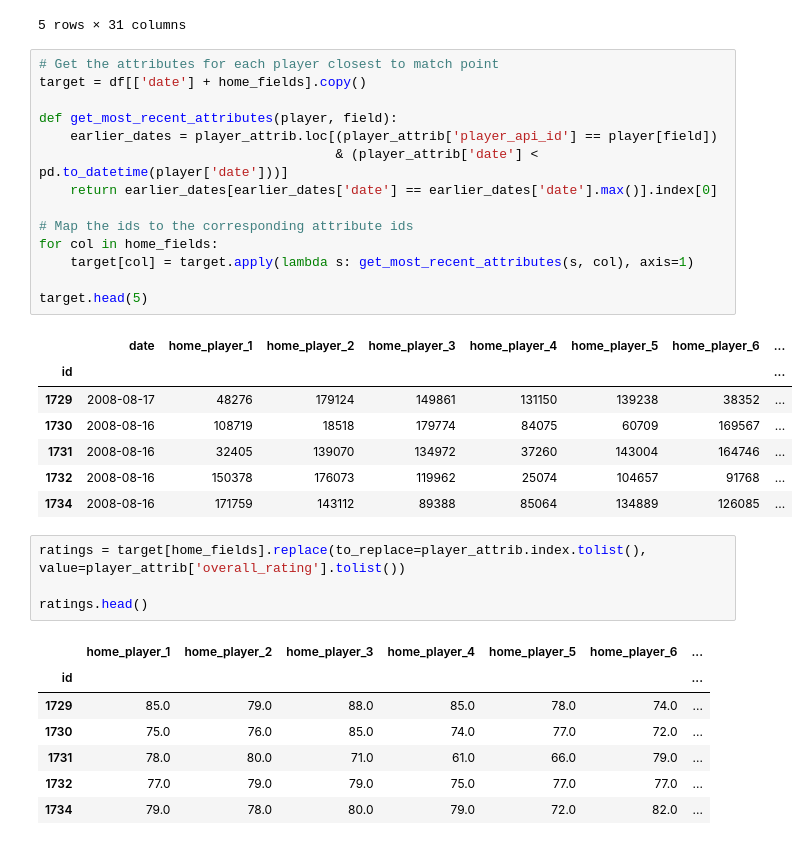
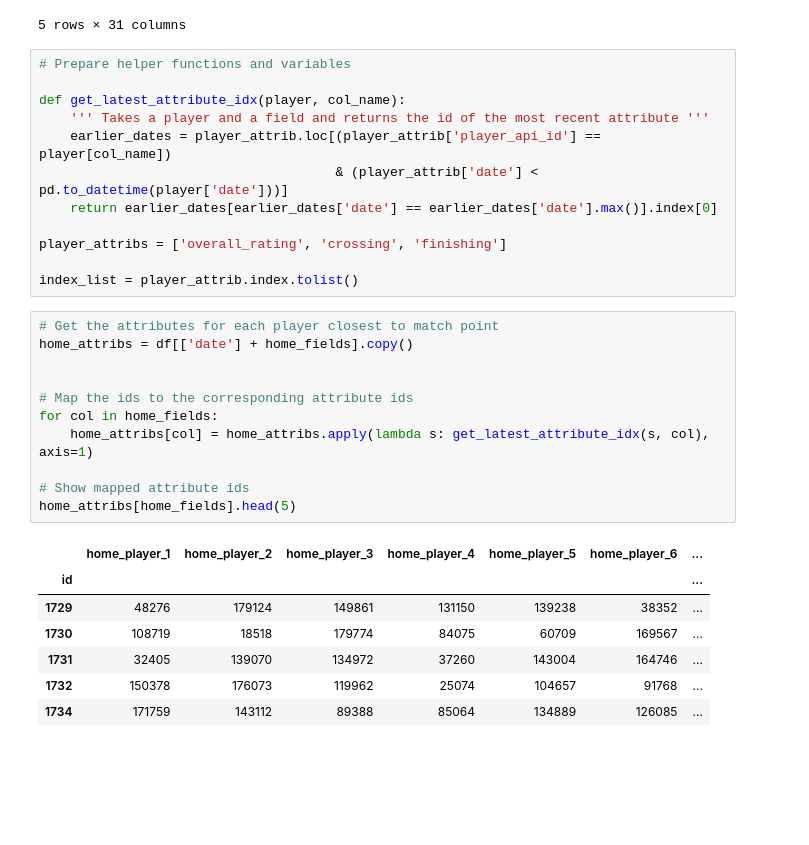
Before and after one commit to amrawadk/football-data-analysis, a Jupyter notebook: build_database.ipynb, the cells around one changed output. Saved outputs shown, nothing was run; the diff lists cells and outputs as text; blank space fills up the shorter version.

Commit message:
Added basic structure for player attribute calculations

```diff
--- a/build_database.ipynb
+++ b/build_database.ipynb
@@ -245,37 +245,34 @@ player_attrib.head(5)
 | 3 | 505942 | 2015-03-20 | 61.0 | 48.0 | 43.0 | 70.0 | 60.0 | 43.0 | ... |
 | 4 | 505942 | 2007-02-22 | 61.0 | 48.0 | 43.0 | 70.0 | 60.0 | 43.0 | ... |
 5 rows × 31 columns
+# %%
+# Prepare helper functions and variables
+
+def get_latest_attribute_idx(player, col_name):
+    ''' Takes a player and a field and returns the id of the most recent attribute '''
+    earlier_dates = player_attrib.loc[(player_attrib['player_api_id'] == player[col_name])
+                                      & (player_attrib['date'] < pd.to_datetime(player['date']))]
+    return earlier_dates[earlier_dates['date'] == earlier_dates['date'].max()].index[0]
+
+player_attribs = ['overall_rating', 'crossing', 'finishing']
+
+index_list = player_attrib.index.tolist()
 # %%
 # Get the attributes for each player closest to match point
-target = df[['date'] + home_fields].copy()
+home_attribs = df[['date'] + home_fields].copy()
 
-def get_most_recent_attributes(player, field):
-    earlier_dates = player_attrib.loc[(player_attrib['player_api_id'] == player[field])
-                                      & (player_attrib['date'] < pd.to_datetime(player['date']))]
-    return earlier_dates[earlier_dates['date'] == earlier_dates['date'].max()].index[0]
 
 # Map the ids to the corresponding attribute ids
 for col in home_fields:
-    target[col] = target.apply(lambda s: get_most_recent_attributes(s, col), axis=1)
+    home_attribs[col] = home_attribs.apply(lambda s: get_latest_attribute_idx(s, col), axis=1)
 
-target.head(5)
+# Show mapped attribute ids
+home_attribs[home_fields].head(5)
 # %% [output]
-|  | date | home_player_1 | home_player_2 | home_player_3 | home_player_4 | home_player_5 | home_player_6 | ... |
-| id |  |  |  |  |  |  |  | ... |
-| 1729 | 2008-08-17 | 48276 | 179124 | 149861 | 131150 | 139238 | 38352 | ... |
-| 1730 | 2008-08-16 | 108719 | 18518 | 179774 | 84075 | 60709 | 169567 | ... |
-| 1731 | 2008-08-16 | 32405 | 139070 | 134972 | 37260 | 143004 | 164746 | ... |
-| 1732 | 2008-08-16 | 150378 | 176073 | 119962 | 25074 | 104657 | 91768 | ... |
-| 1734 | 2008-08-16 | 171759 | 143112 | 89388 | 85064 | 134889 | 126085 | ... |
+|  | home_player_1 | home_player_2 | home_player_3 | home_player_4 | home_player_5 | home_player_6 | ... |
+| id |  |  |  |  |  |  | ... |
+| 1729 | 48276 | 179124 | 149861 | 131150 | 139238 | 38352 | ... |
+| 1730 | 108719 | 18518 | 179774 | 84075 | 60709 | 169567 | ... |
+| 1731 | 32405 | 139070 | 134972 | 37260 | 143004 | 164746 | ... |
+| 1732 | 150378 | 176073 | 119962 | 25074 | 104657 | 91768 | ... |
+| 1734 | 171759 | 143112 | 89388 | 85064 | 134889 | 126085 | ... |
-# %%
-ratings = target[home_fields].replace(to_replace=player_attrib.index.tolist(), value=player_attrib['overall_rating'].tolist())
-
-ratings.head()
-# %% [output]
-|  | home_player_1 | home_player_2 | home_player_3 | home_player_4 | home_player_5 | home_player_6 | ... |
-| id |  |  |  |  |  |  | ... |
-| 1729 | 85.0 | 79.0 | 88.0 | 85.0 | 78.0 | 74.0 | ... |
-| 1730 | 75.0 | 76.0 | 85.0 | 74.0 | 77.0 | 72.0 | ... |
-| 1731 | 78.0 | 80.0 | 71.0 | 61.0 | 66.0 | 79.0 | ... |
-| 1732 | 77.0 | 79.0 | 79.0 | 75.0 | 77.0 | 77.0 | ... |
-| 1734 | 79.0 | 78.0 | 80.0 | 79.0 | 72.0 | 82.0 | ... |
```
Also changed, not shown: parts of 2 cells of this notebook.
